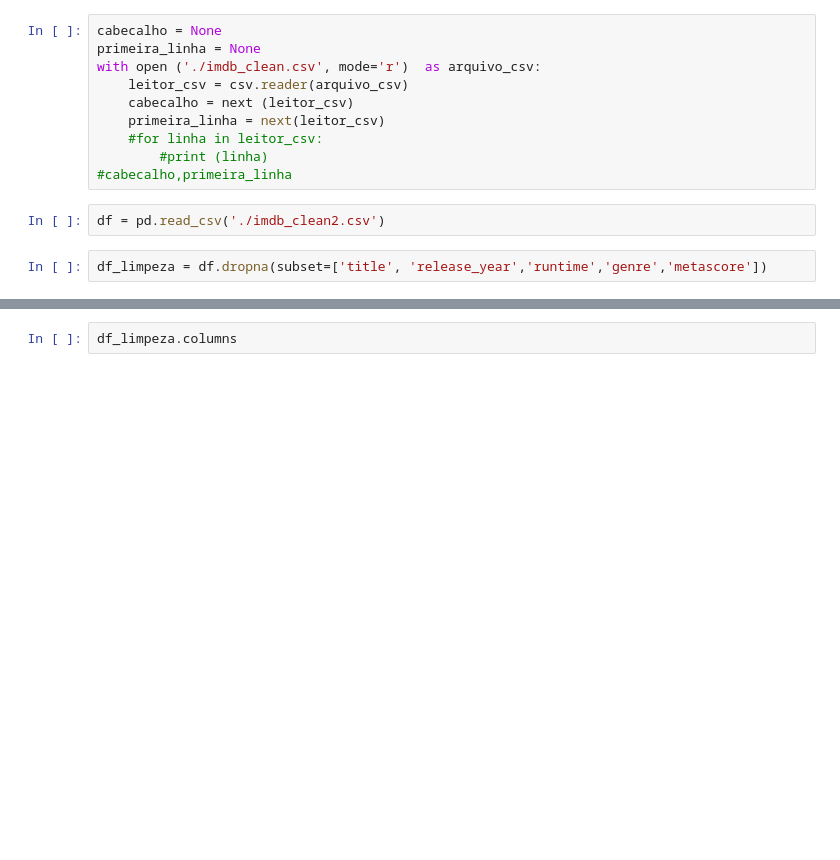
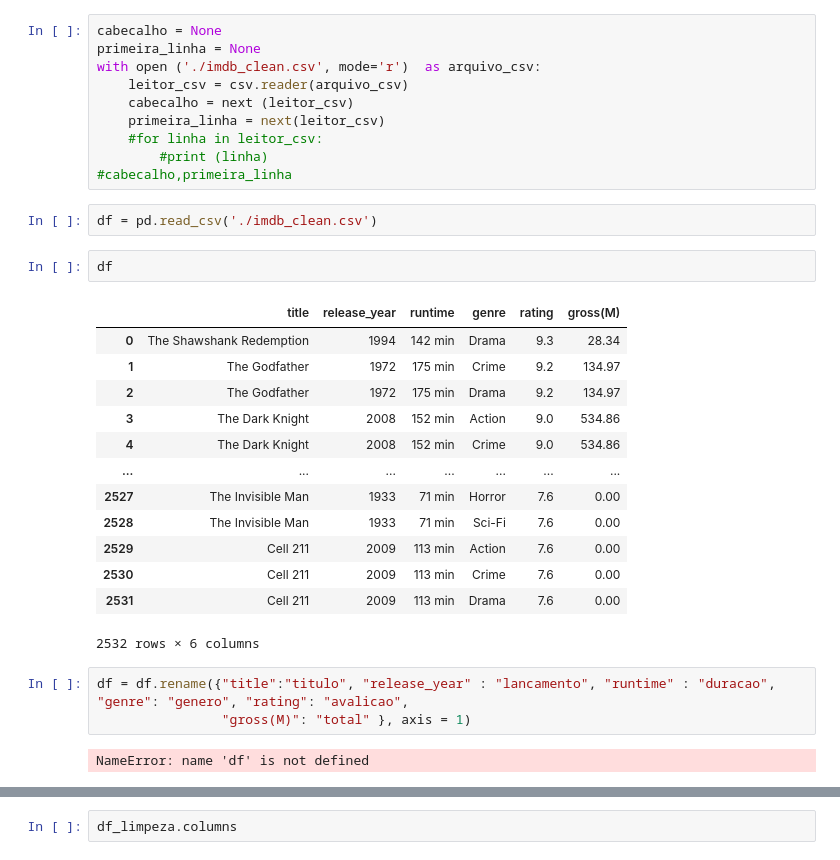
Before and after one commit to pedroita/Analise_de_dados_com_python, a Jupyter notebook: analise/Analise de filmes.ipynb, the cells around one changed output, grey strips where cells are left out. Drawn from its saved outputs; the diff is of its cells as text; blank space fills up the shorter version.

```diff
--- a/analise/Analise de filmes.ipynb
+++ b/analise/Analise de filmes.ipynb
@@ -21,6 +37,25 @@ with open ('./imdb_clean.csv', mode='r')  as arquivo_csv:
         #print (linha)
 #cabecalho,primeira_linha
 # %%
-df = pd.read_csv('./imdb_clean2.csv')
+df = pd.read_csv('./imdb_clean.csv')
+# %%
+df
+# %% [output]
+|  | title | release_year | runtime | genre | rating | gross(M) |
+| 0 | The Shawshank Redemption | 1994 | 142 min | Drama | 9.3 | 28.34 |
+| 1 | The Godfather | 1972 | 175 min | Crime | 9.2 | 134.97 |
+| 2 | The Godfather | 1972 | 175 min | Drama | 9.2 | 134.97 |
+| 3 | The Dark Knight | 2008 | 152 min | Action | 9.0 | 534.86 |
+| 4 | The Dark Knight | 2008 | 152 min | Crime | 9.0 | 534.86 |
+| ... | ... | ... | ... | ... | ... | ... |
+| 2527 | The Invisible Man | 1933 | 71 min | Horror | 7.6 | 0.00 |
+| 2528 | The Invisible Man | 1933 | 71 min | Sci-Fi | 7.6 | 0.00 |
+| 2529 | Cell 211 | 2009 | 113 min | Action | 7.6 | 0.00 |
+| 2530 | Cell 211 | 2009 | 113 min | Crime | 7.6 | 0.00 |
+| 2531 | Cell 211 | 2009 | 113 min | Drama | 7.6 | 0.00 |
+2532 rows × 6 columns
 # %%
-df_limpeza = df.dropna(subset=['title', 'release_year','runtime','genre','metascore'])
+df = df.rename({"title":"titulo", "release_year" : "lancamento", "runtime" : "duracao", "genre": "genero", "rating": "avalicao",
+                "gross(M)": "total" }, axis = 1)
+# %% [output]
+NameError: name 'df' is not defined
```
Also changed, not shown: parts of 4 cells of this notebook.
